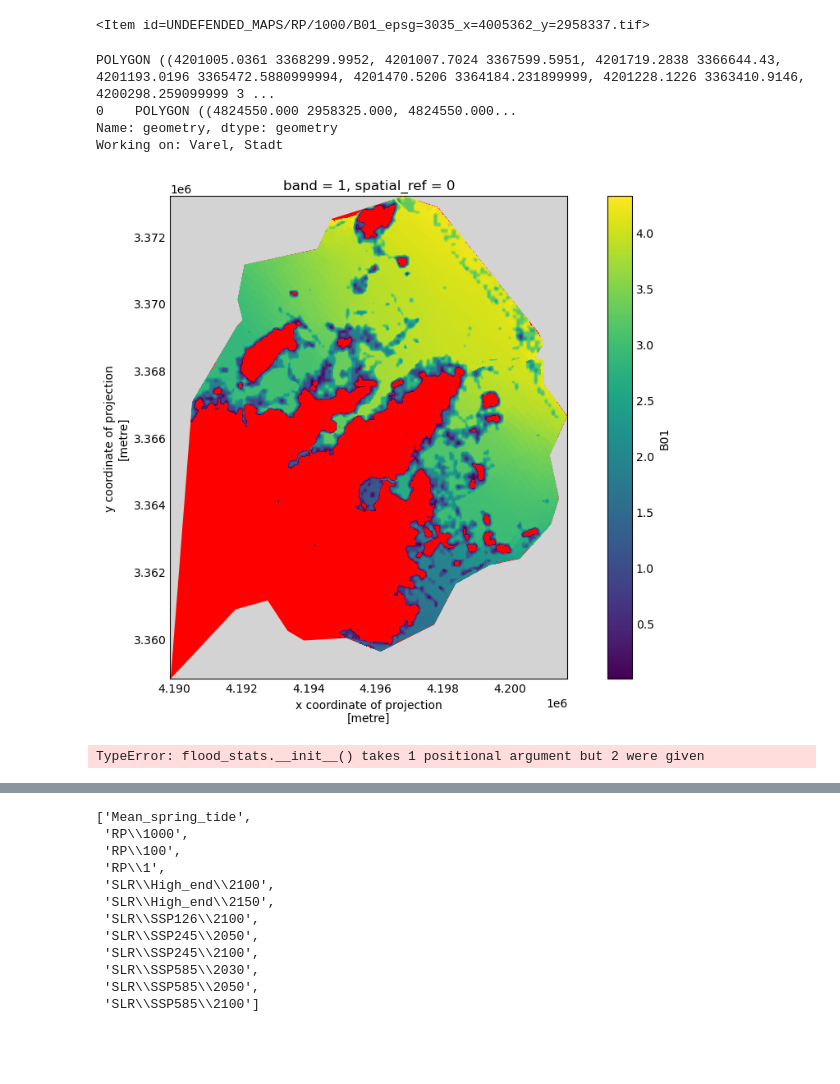
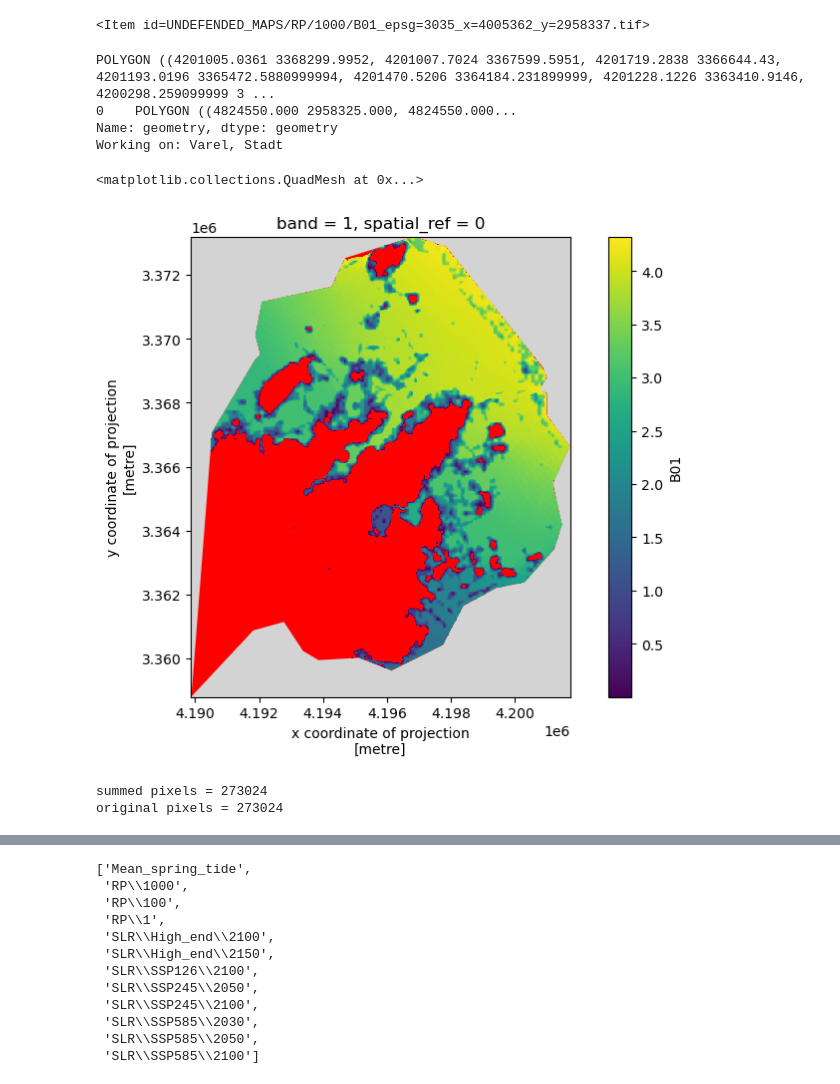
Before and after one commit to openearth/coclico-workbench, a Jupyter notebook: notebooks/POC_cfhp.ipynb, the cells around one changed output, grey strips where cells are left out. Cells and saved outputs as stored; diff of their text form; code cells hidden in the pictures; blank space fills up the shorter version.

```diff
--- a/notebooks/POC_cfhp.ipynb
+++ b/notebooks/POC_cfhp.ipynb
@@ -102,36 +100,35 @@ f, ax = plt.subplots(figsize=(10, 6))
 item_test.plot(ax=ax, color='lightgray', edgecolor='black')
 lau_NL.plot(ax=ax, color='blue', edgecolor='black')
 lau.plot(ax=ax, color='red')
 
 
 for i, cur_lau in lau.iterrows():
 
     if cur_lau['geometry'].intersects(item_test['geometry'])[0]:
 
         print(cur_lau['geometry'])
         print(item_test['geometry'])
 
         print('Working on: ' + str(cur_lau['LAU_NAME']))
         # Load raw band_data dataset
         ds = rio.open_rasterio(item.assets['band_data'].href)
 
         # Clip dataset to match AOI
         ds_clip = ds.rio.clip(cur_lau)
 
         del ds
 
 # Adjust FillValue (NoData) to np.nan for plotting purposes
 ds_clip = ds_clip.where(ds_clip != ds_clip.attrs['_FillValue'],np.nan)
 # Plot data
 ds_clip.plot(ax=ax)
-
-del ds_clip
 # %% [output]
 POLYGON ((4201005.0361 3368299.9952, 4201007.7024 3367599.5951, 4201719.2838 3366644.43, 4201193.0196 3365472.5880999994, 4201470.5206 3364184.231899999, 4201228.1226 3363410.9146, 4200298.259099999 3 ...
 0    POLYGON ((4824550.000 2958325.000, 4824550.000...
 Name: geometry, dtype: geometry
 Working on: Varel, Stadt
+<matplotlib.collections.QuadMesh at 0x...>
-[figure, old version]
+[figure, new version]
 # %%
 # Compute statistics
 
@@ -144,16 +141,22 @@ class flood_stats:
         self.all_less05 = []
         self.all_more05 = []
         self.all_total = []
+        self.all_flooded = []
 
     def compute(self,ds):
 
         self.ds = ds
 
+        # Compute number of pixels with Nan, <0.5m flood depth, and >0.5m flood depth
         self.n_nans = np.isnan(self.ds.values).sum()
         self.n_less05 = np.array([self.ds.values<0.5]).sum()
         self.n_more05 = np.array([self.ds.values>0.5]).sum()
 
+        # Sum all to find total number of pixels
         self.total = self.n_nans + self.n_less05 + self.n_more05
+
+        # Determine fraction of pixels that are flooded
+        self.flooded = np.divide(np.add(self.n_less05, self.n_more05),self.total)
 
     def add_new_values(self):
 
@@ -162,13 +165,16 @@ class flood_stats:
         self.all_less05.append(self.n_less05)
         self.all_more05.append(self.n_more05)
         self.all_total.append(self.total)
+        self.all_flooded.append(self.flooded)
 
     def convert2arrays(self):
 
+        # Convert all lists to numpy arrays
         self.all_nans = np.array(self.all_nans)
         self.all_less05 = np.array(self.all_less05)
         self.all_more05 = np.array(self.all_more05)
         self.all_total = np.array(self.all_total)
+        self.all_flooded = np.array(self.all_flooded)
 
 if __name__ == '__main__':
 
@@ -178,7 +184,8 @@ if __name__ == '__main__':
     print('summed pixels = ' + str(clip_stats.total))
     print('original pixels = ' + str(np.size(ds_clip.values)))
 # %% [output]
-TypeError: flood_stats.__init__() takes 1 positional argument but 2 were given
+summed pixels = 273024
+original pixels = 273024
 # %%
 # Plot data
 import matplotlib.pyplot as plt
```
Also changed, not shown: parts of 4 cells of this notebook.
